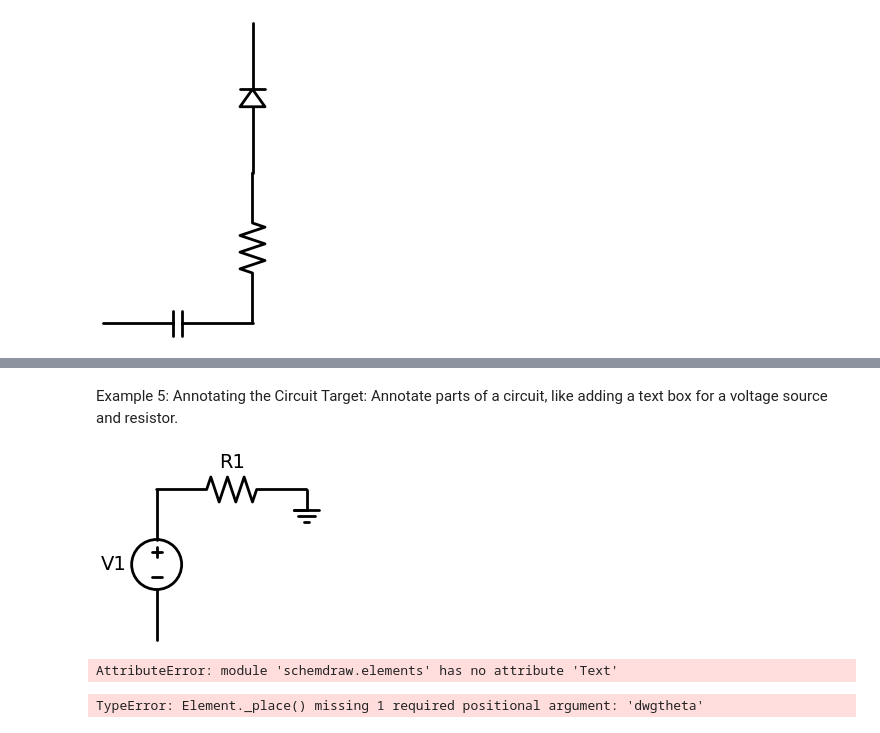
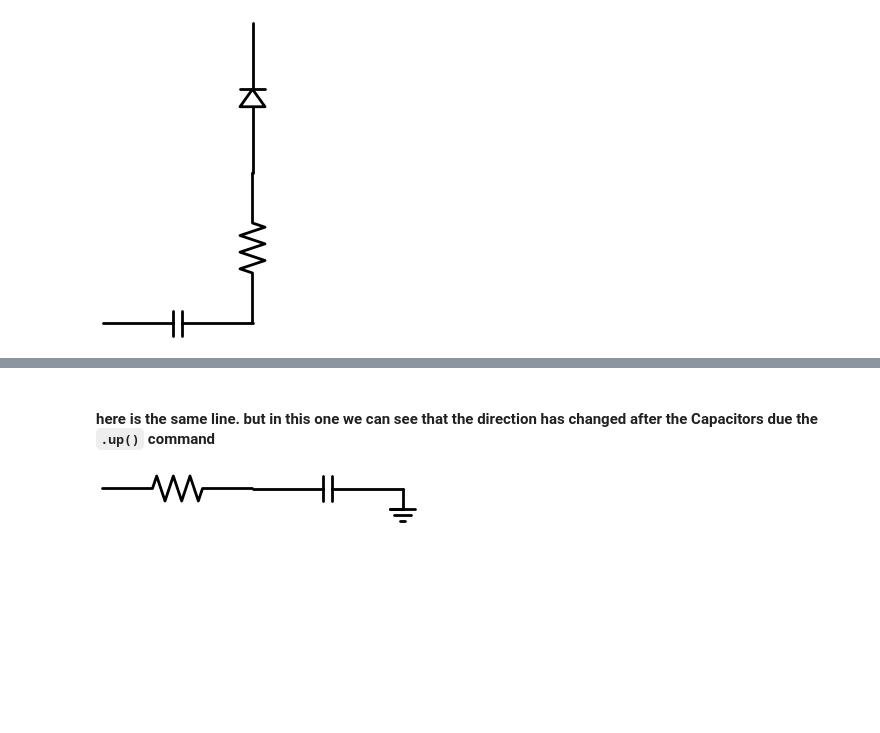
Before and after one commit to LaboratoryPatternRecognition/CircuitElectronics, a Jupyter notebook: _sources/Circuit_Electronics/SchemDrawGuide.ipynb, the cells around one changed output, grey strips where cells are left out. Saved outputs shown, nothing was run; the diff lists cells and outputs as text; code cells hidden in the pictures; blank space fills up the shorter version.

Commit message:
schemdraw_aminBijari

```diff
--- a/_sources/Circuit_Electronics/SchemDrawGuide.ipynb
+++ b/_sources/Circuit_Electronics/SchemDrawGuide.ipynb
@@ -321,31 +115,12 @@ with schemdraw.Drawing() as d:
-# %% [markdown]
-Example 5: Annotating the Circuit
-Target: Annotate parts of a circuit, like adding a text box for a voltage source and resistor.
-# %%
-import schemdraw
-from schemdraw import elements as e
-
-with schemdraw.Drawing() as d:
-    d += e.SourceV().label('V1')  # Voltage source labeled V1
-    d += e.Resistor().right().label('R1')  # Resistor labeled R1
-    d += e.Ground()  # Ground connection
-
-    # Adding text annotations
-    d += e.Text('Power Supply', loc='left').at([-1, 0.5])  # Annotation for voltage source
-    d += e.Text('Resistor Load', loc='right').at([2, 0])  # Annotation for resistor
-# %% [output]
-[figure, removed]
-AttributeError: module 'schemdraw.elements' has no attribute 'Text'
-# %%
-        import schemdraw
-        import schemdraw.elements as elm
-        d = schemdraw.Drawing()
-        d.add(elm.Resistor(label='100K$\Omega$'))
-        d.add(elm.Capacitor(d='down', botlabel='0.1$\mu$F'))
-        d.add(elm.Line(d='left'))
-        d.add(elm.Ground)
-        d.add(elm.SourceV(d='up', label='10V'))
-        d.draw()
-        d.save('schematic.svg')
-# %% [output]
-TypeError: Element._place() missing 1 required positional argument: 'dwgtheta'
+# %% [markdown]
+#### here is the same line. but in this one we can see that the direction has changed after the Capacitors due the `.up()` command
+# %%
+import schemdraw
+import schemdraw.elements as elm
+
+with schemdraw.Drawing():
+    elm.Resistor()  # Draws a resistor
+    elm.Capacitor()  # Draws a capacitor
+    elm.Ground()  # Adds a ground symbol
+# %% [output]
+[figure, added]
```
Also changed, not shown: parts of 74 cells of this notebook, 47 other files.
